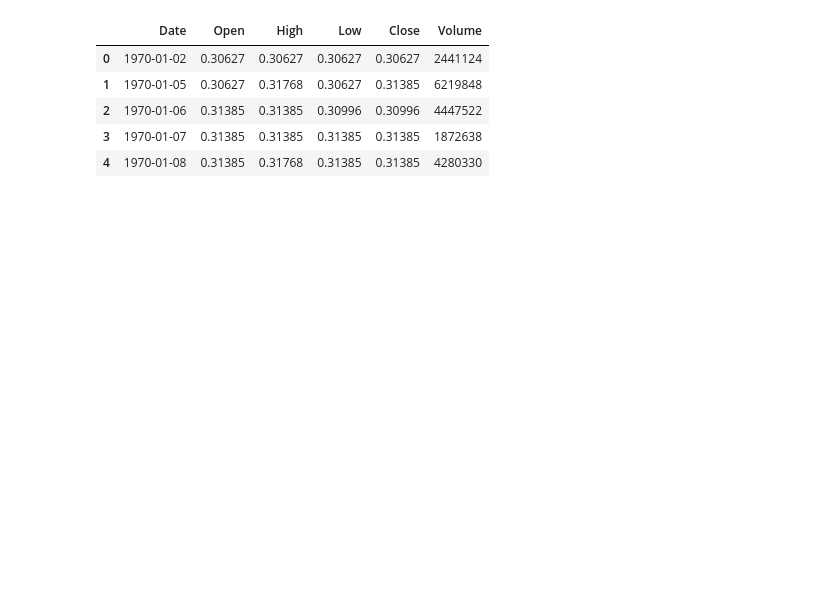
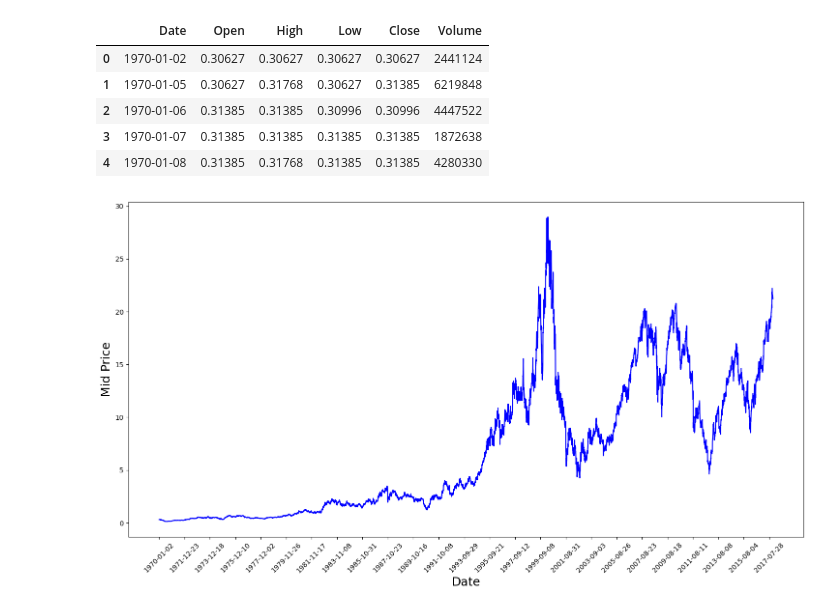
Before and after one commit to SIMONDSKNIGHT/StockTracker, a Jupyter notebook: new.ipynb, the cells around one changed output. Cells and saved outputs as stored; diff of their text form; code cells hidden in the pictures; blank space fills up the shorter version.

```diff
--- a/new.ipynb
+++ b/new.ipynb
@@ -33,7 +33,7 @@ if data_source == 'alphavantage':
                 df.index = df.index + 1
         df.to_csv(file_destination)
     else:
-        df.pd.read_csv(file_destination)
+        df = pd.read_csv(file_destination)
 else:
     path = os.path.join("stocks/Stocks","hpq.us.txt")
     df = pd.read_csv(path, delimiter=',', usecols= ['Date', 'Open', 'High', 'Low', 'Close', 'Volume'])
@@ -47,3 +47,12 @@ df.head()
 | 2 | 1970-01-06 | 0.31385 | 0.31385 | 0.30996 | 0.30996 | 4447522 |
 | 3 | 1970-01-07 | 0.31385 | 0.31385 | 0.31385 | 0.31385 | 1872638 |
 | 4 | 1970-01-08 | 0.31385 | 0.31768 | 0.31385 | 0.31385 | 4280330 |
+# %%
+plt.figure(figsize=(18,9))
+plt.plot(range(df.shape[0]), (df['Low']+df['High'])/2, color='blue' )
+plt.xticks(range(0, df.shape[0], 500), df['Date'].loc[::500], rotation=45)
+plt.xlabel('Date', fontsize=18)
+plt.ylabel('Mid Price', fontsize=18)
+plt.show()
+# %% [output]
+[figure, added]
```
Also changed, not shown: parts of 1 cell of this notebook.
